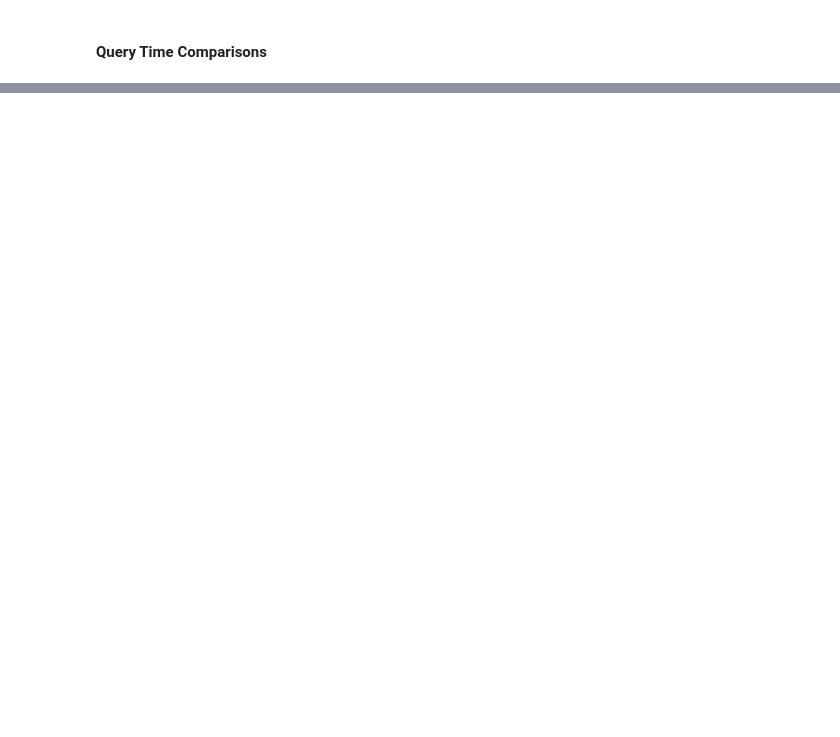
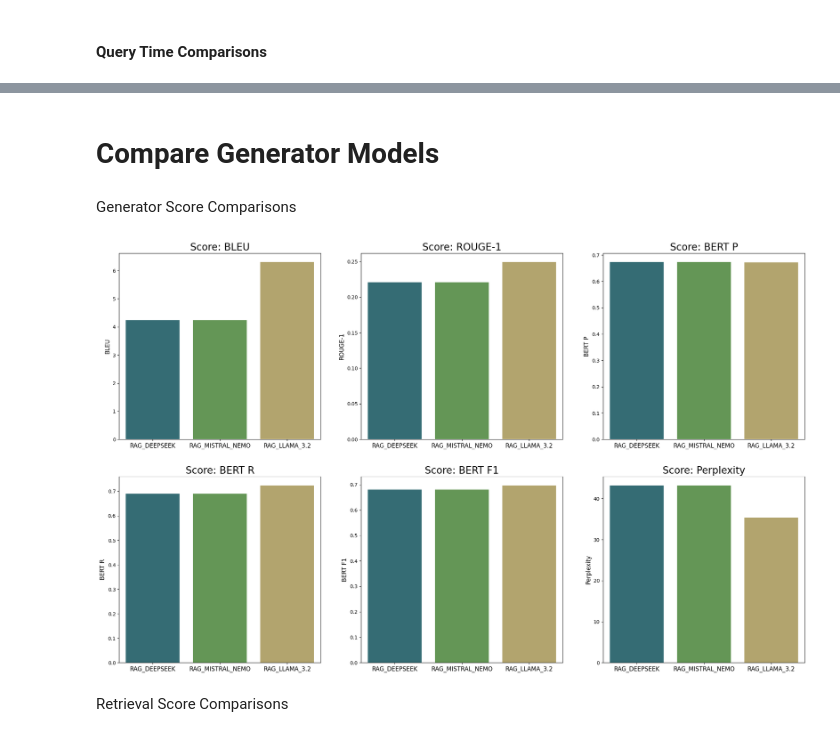
Before and after one commit to natron2000/LLM_10K_MADS, a Jupyter notebook: Model_Evaluation/model_comparisons.ipynb, the cells around one changed output, grey strips where cells are left out. Cells and saved outputs as stored; diff of their text form; code cells hidden in the pictures; blank space fills up the shorter version.

```diff
--- a/Model_Evaluation/model_comparisons.ipynb
+++ b/Model_Evaluation/model_comparisons.ipynb
@@ -5,15 +7,20 @@ import json
 # %%
-def generator_comp(llm_results_dict, metrics = ['BLEU','ROUGE-1','BERT P','BERT R','BERT F1','Perplexity','Diversity','Racial Bias']):
+def generator_comp(llm_results_dict, metrics = ['BLEU','ROUGE-1','BERT P','BERT R','BERT F1','Perplexity']):
+    '''
+    Create Bar Chart comparing Generator scores
+    '''
     llms = list(llm_results_dict.keys())
     data = {metric: [llm_results_dict[llm][metric] for llm in llms] for metric in metrics}
     rag_comparison_df = pd.DataFrame(data, index = llms).reset_index()
-
-    fig, axes = plt.subplots(4, 2, figsize=(15, 25))
+    rows = int(np.ceil(len(metrics)/3))
+    fig, axes = plt.subplots(rows, 3, figsize=(25, 15))
     axes = axes.flatten()
     for x, score in enumerate(rag_comparison_df.columns[1:]):
         score_data = rag_comparison_df[["index",score]]
-        axes[x].bar(score_data["index"], score_data[score])
-        axes[x].set_title(f"Score: {score}")
-        axes[x].set_xlabel("Model")
-        axes[x].set_ylabel(f"{score}")
+        # axes[x].bar(score_data["index"], score_data[score])
+        sns.barplot(score_data,x="index",y = score, hue = "index" ,palette = "gist_earth",ax = axes[x])
+        axes[x].set_title(f"Score: {score}", fontsize =20)
+        axes[x].set_xlabel(None)
+        axes[x].tick_params(axis='x', labelsize=12)
+        axes[x].set_ylabel(f"{score}", fontsize =12)
     return fig
@@ -140,0 +176,2 @@ compare_avg_times(llm_comps)
+# %% [markdown]
+<h1> Compare Generator Models </h1>
@@ -140,0 +182,25 @@ compare_avg_times(llm_comps)
+# %%
+#manual parsing of html data using beautiful soup and regex
+with open('./score_dicts/rag_scores_model_2.json', 'r') as json_file:
+    rag_model_2_scores = json.load(json_file)
+
+#Beautiful soup to bring in text and then use sematic chunker on entire document
+with open('./score_dicts/rag_scores_model_4.json', 'r') as json_file:
+    rag_model_4_scores = json.load(json_file)
+
+#Beautiful soup to bring in text and then use regex to split into sections and use semantic chunker on those sections
+with open('./score_dicts/rag_scores_model_5.json', 'r') as json_file:
+    rag_model_5_scores = json.load(json_file)
+# %% [markdown]
+Generator Score Comparisons
+# %%
+llm_results = {
+    "RAG_DEEPSEEK": rag_model_2_scores["generator_scores"]["average_metrics_generator"],
+    "RAG_MISTRAL_NEMO": rag_model_4_scores["generator_scores"]["average_metrics_generator"],
+    "RAG_LLAMA_3.2":rag_model_5_scores["generator_scores"]["average_metrics_generator"]
+}
+generator_comp_2 = generator_comp(llm_results,metrics = ['BLEU','ROUGE-1','BERT P','BERT R','BERT F1','Perplexity'])
+# %% [output]
+[figure, added]
+# %% [markdown]
+Retrieval Score Comparisons
```
Also changed, not shown: parts of 38 cells of this notebook, 10 other files.
